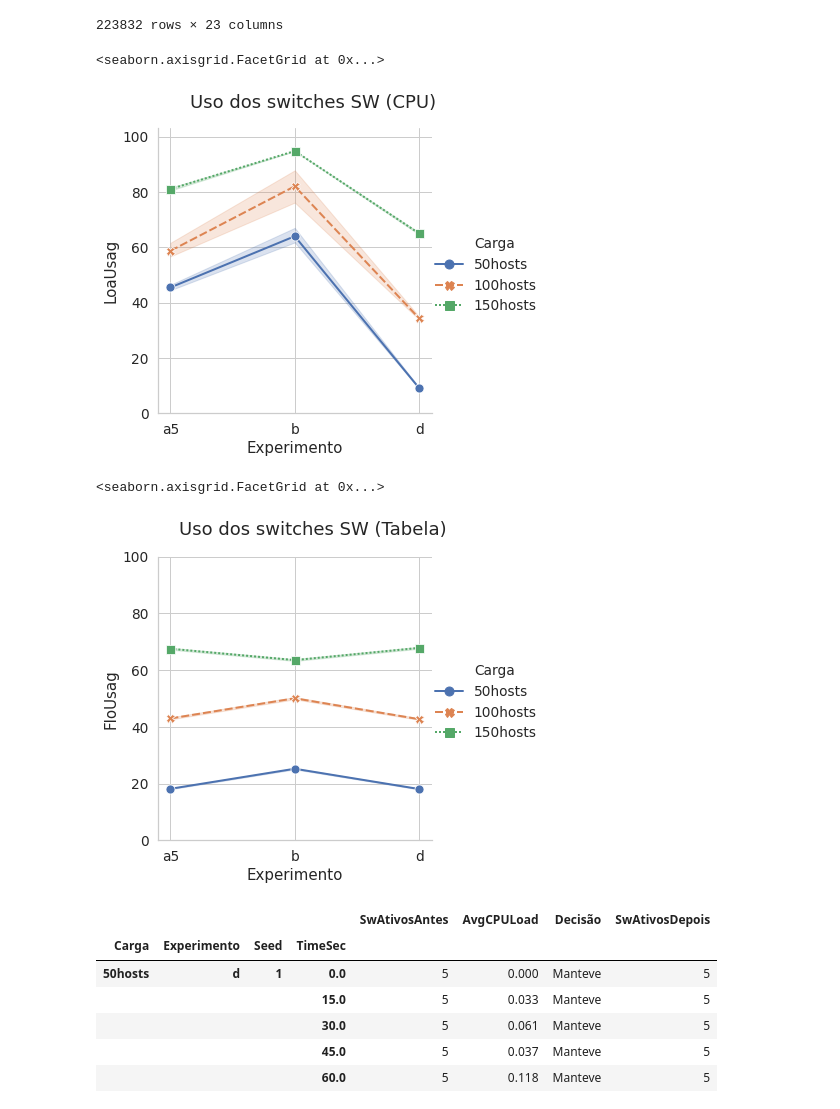
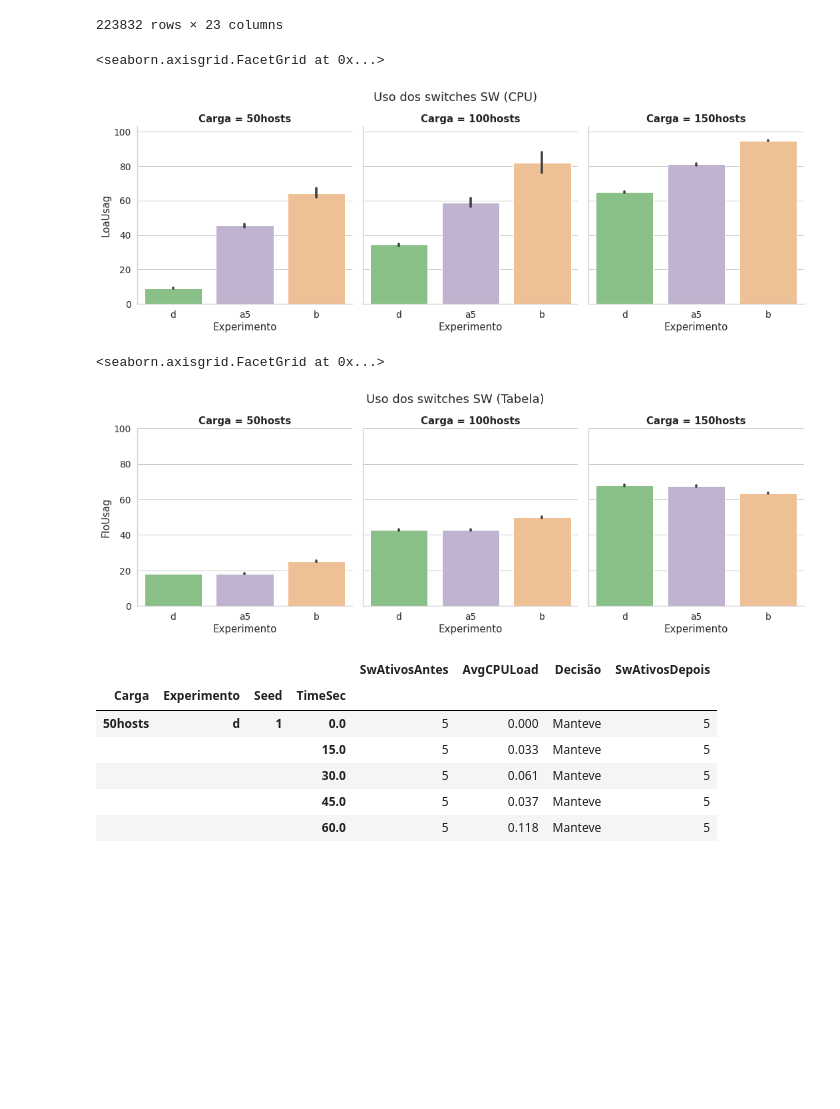
Before and after one commit to pedrobellotti/iperftestes, a Jupyter notebook: Simulacao/NovoArtigo/analiseEstavel-ABD.ipynb, the cells around one changed output. Drawn from its saved outputs; the diff is of its cells as text; code cells hidden in the pictures; blank space fills up the shorter version.

```diff
--- a/Simulacao/NovoArtigo/analiseEstavel-ABD.ipynb
+++ b/Simulacao/NovoArtigo/analiseEstavel-ABD.ipynb
@@ -170,23 +170,21 @@ df_sw
 # %%
 df_sw = df_sw.query("TimeSec > 200 and TimeSec < 400").groupby(["Carga", "Experimento", "Seed"]).mean()
 df_sw.reset_index(inplace=True)
-snsplt = sns.relplot(x="Experimento", y="LoaUsag",
-            hue="Carga",
-            kind="line", legend="full", data=df_sw, ci=95, style="Carga", markers=True)
+snsplt = sns.catplot(palette="Accent", x="Experimento", y="LoaUsag", kind="bar",
+                      ci=95, data=df_sw, col="Carga")
 snsplt.fig.suptitle('Uso dos switches SW (CPU)', y=1.05)
 snsplt.set(ylim=(0,103))
 # %% [output]
 <seaborn.axisgrid.FacetGrid at 0x...>
-[figure, old version]
+[figure, new version]
 # %%
-snsplt = sns.relplot(x="Experimento", y="FloUsag",
-            hue="Carga",
-            kind="line", legend="full", data=df_sw, ci=95, style="Carga", markers=True)
+snsplt = sns.catplot(palette="Accent", x="Experimento", y="FloUsag", kind="bar",
+                      ci=95, data=df_sw, col="Carga")
 snsplt.fig.suptitle('Uso dos switches SW (Tabela)', y=1.05)
 snsplt.set(ylim=(0,100))
 # %% [output]
 <seaborn.axisgrid.FacetGrid at 0x...>
-[figure, old version]
+[figure, new version]
 # %%
 df_decisao = read_df_decisao()
 df_decisao
```
Also changed, not shown: parts of 6 cells of this notebook.
